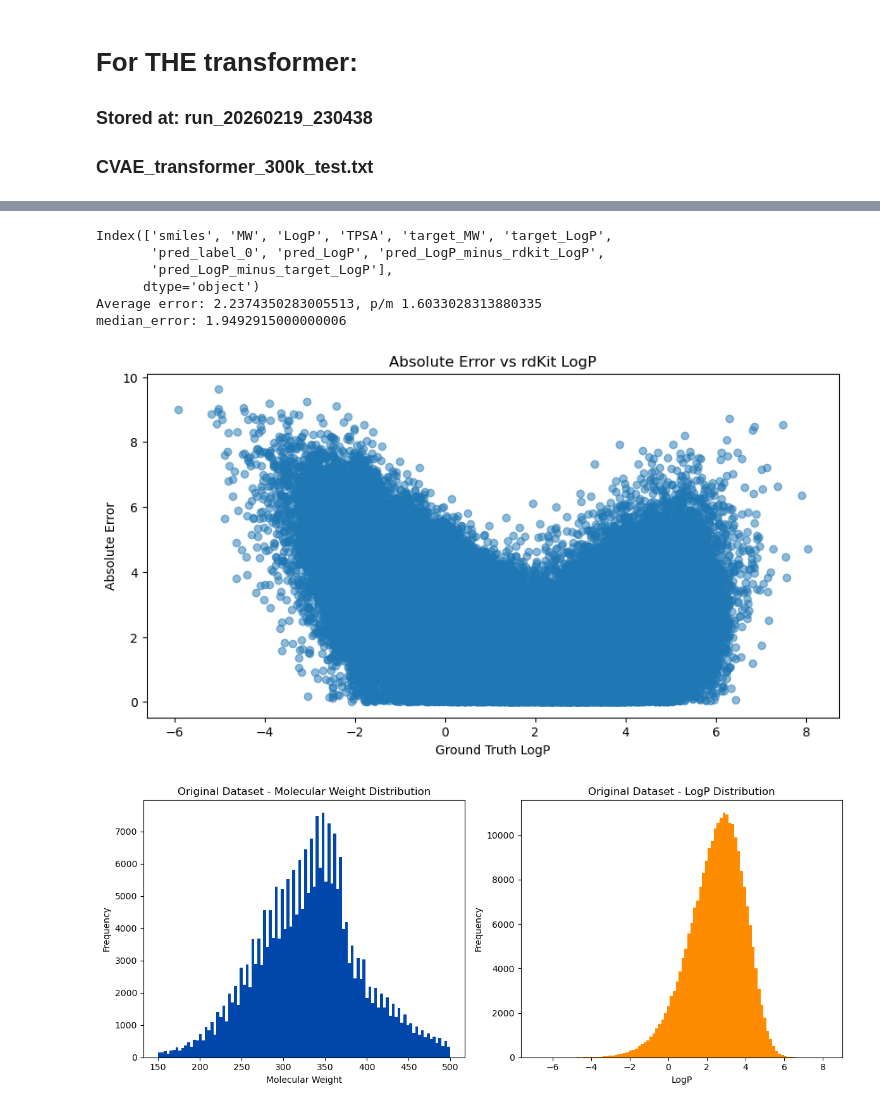
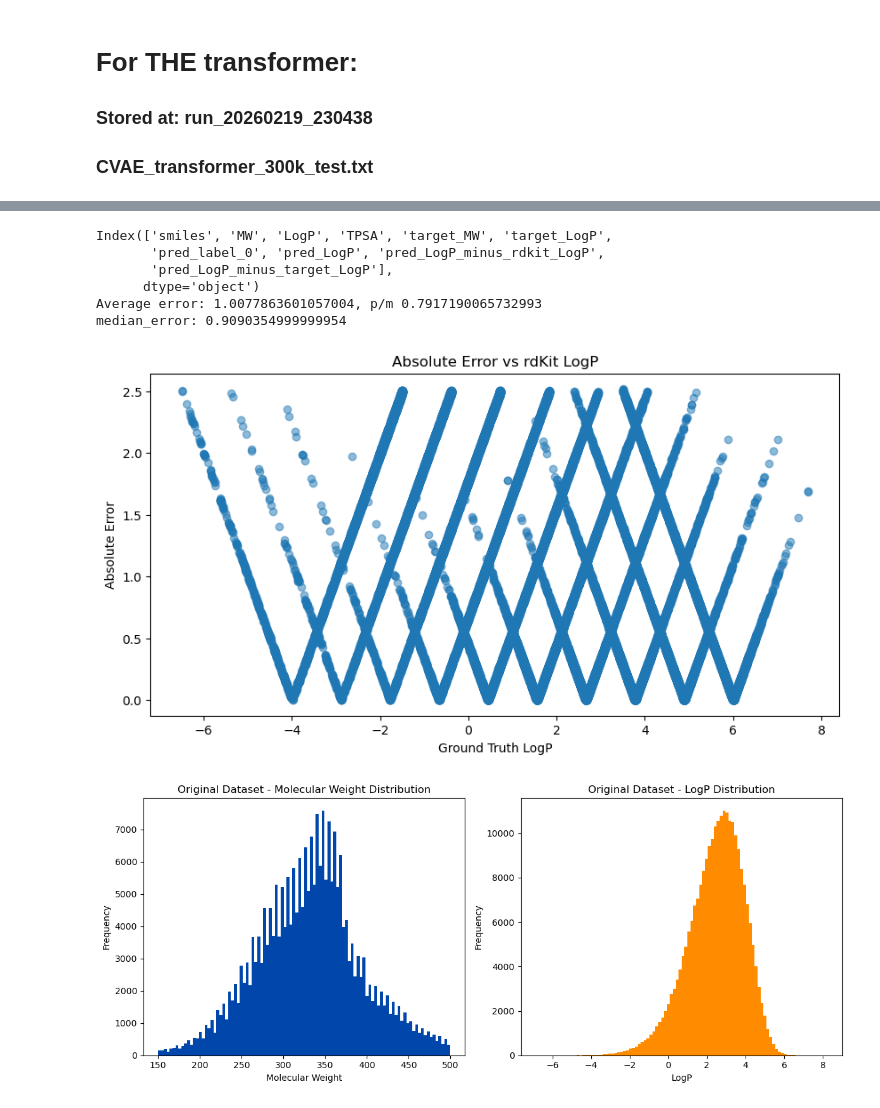
Before and after one commit to johanbaumann/dat675_project, a Jupyter notebook: vae/paper_based/CVAE/viz.ipynb, the cells around one changed output, grey strips where cells are left out. Cells and saved outputs as stored; diff of their text form; code cells hidden in the pictures.

```diff
--- a/vae/paper_based/CVAE/viz.ipynb
+++ b/vae/paper_based/CVAE/viz.ipynb
@@ -77,7 +80,10 @@ for his in histories:
 from json import load
 
 
-file = "label_CVAE_transformer_300k_test.txt"
+#file = "label_CVAE_transformer_300k_test.txt"
+file = "label_CVAE_transformer_100k_test.txt"
+#file = "temp_100k_test.txt"
+
 
 df = pd.read_csv(file, sep=",")
 
@@ -118,36 +124,36 @@ def plot_errors(ground_truth:np.ndarray, error_as_function_of_logp:np.ndarray):
 
 def mse_logp(df:pd.DataFrame,) -> float:
     ground_truth = df['LogP'].values
     predicted = df['pred_LogP'].values
     diff = ground_truth - predicted
     mse = np.mean(diff**2)
     return mse
 
 
 stats = stats_logP(df)
 
 ground_truth = stats["ground_truth"]
 predicted = stats["predicted"]
 avg_error = stats["avg_error"]
 std = stats["std"]
 median_error = stats["median_error"]
 
 
 
 error_as_function_of_logp = np.abs(ground_truth - predicted)
 
 print(f"Average error: {avg_error}, p/m {std}")
 print(f"median_error: {median_error}")
 
 plot_errors(ground_truth, error_as_function_of_logp)
 # %% [output]
 Index(['smiles', 'MW', 'LogP', 'TPSA', 'target_MW', 'target_LogP',
        'pred_label_0', 'pred_LogP', 'pred_LogP_minus_rdkit_LogP',
        'pred_LogP_minus_target_LogP'],
       dtype='object')
-Average error: 2.2374350283005513, p/m 1.6033028313880335
-median_error: 1.9492915000000006
+Average error: 1.0077863601057004, p/m 0.7917190065732993
+median_error: 0.9090354999999954
-[figure, old version]
+[figure, new version]
 # %%
 
 def read_train_file(train_path:str):
```
Also changed, not shown: parts of 2 cells of this notebook, 2 other files.
